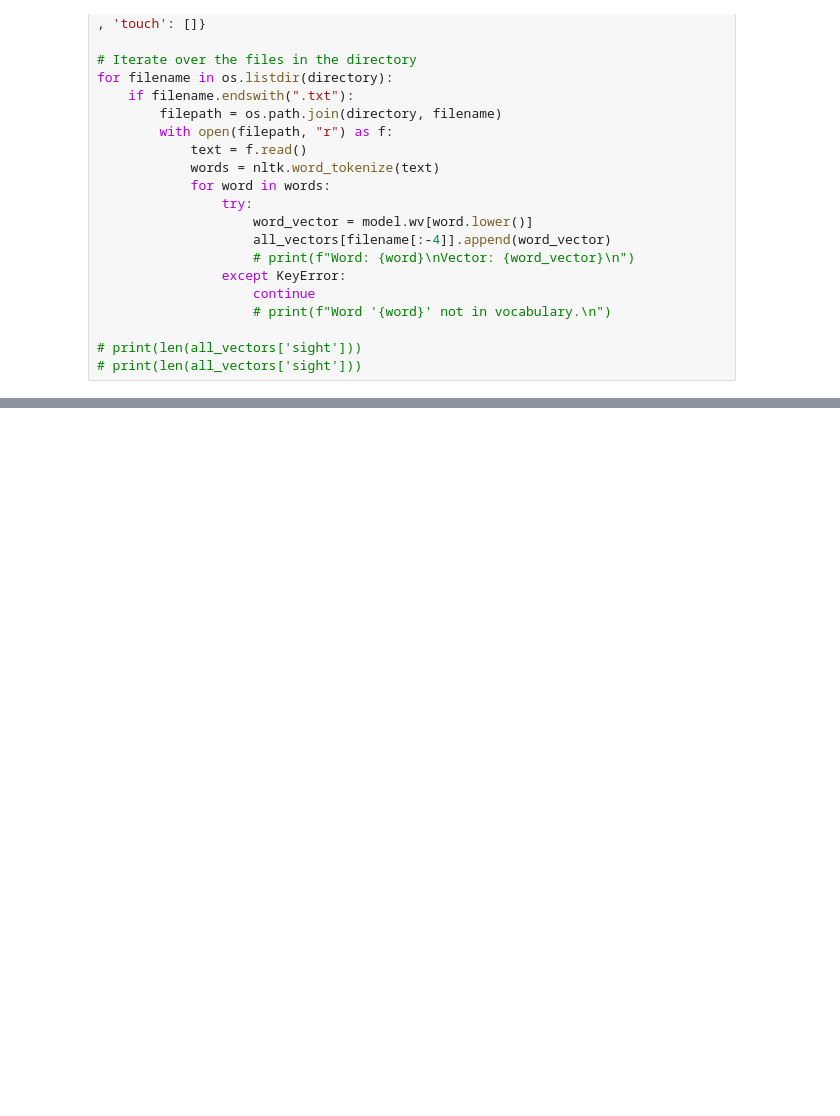
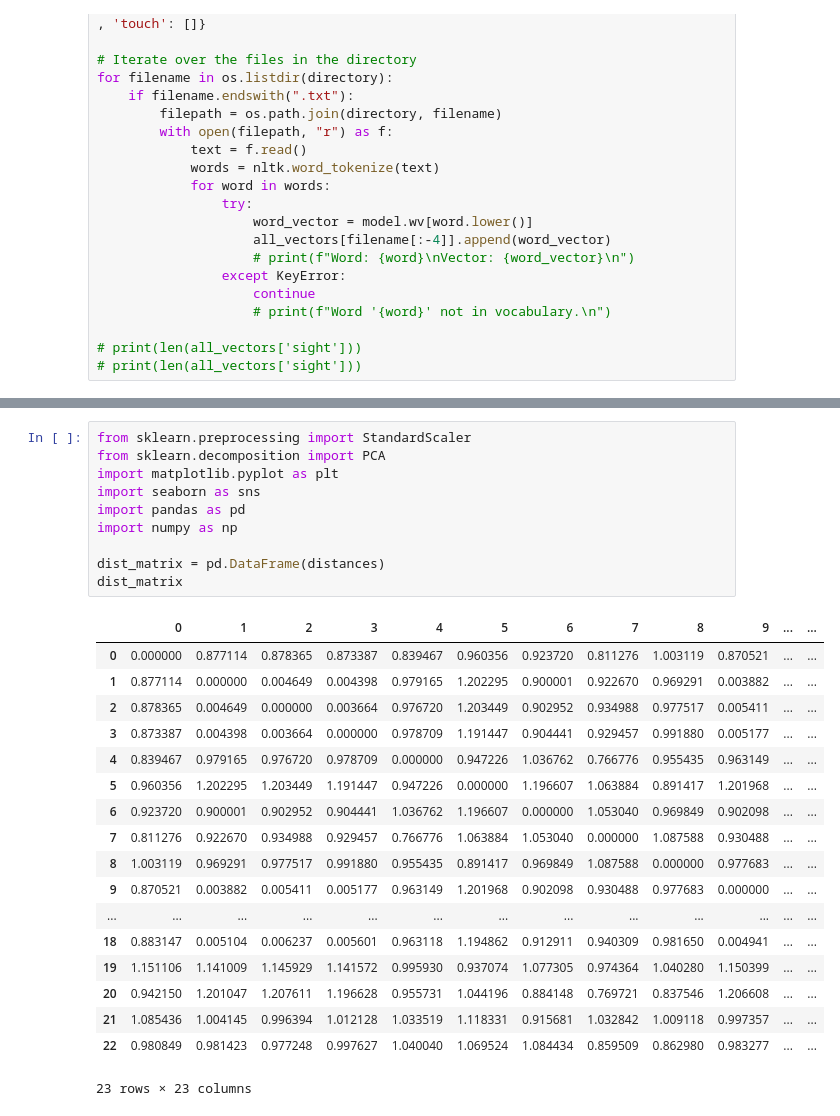
Before and after one commit to sm202073/STARSMeditationResearch, a Jupyter notebook: SensoryAnalytics/word2vec_updated.ipynb, the cells around one changed output, grey strips where cells are left out. Drawn from its saved outputs; the diff is of its cells as text; blank space fills up the shorter version.

```diff
--- a/SensoryAnalytics/word2vec_updated.ipynb
+++ b/SensoryAnalytics/word2vec_updated.ipynb
@@ -169,0 +187,29 @@ for key in all_vectors.keys():
+# %%
+from sklearn.preprocessing import StandardScaler
+from sklearn.decomposition import PCA
+import matplotlib.pyplot as plt
+import seaborn as sns
+import pandas as pd
+import numpy as np
+
+dist_matrix = pd.DataFrame(distances)
+dist_matrix
+# %% [output]
+|  | 0 | 1 | 2 | 3 | 4 | 5 | 6 | 7 | 8 | 9 | ... | ... |
+| 0 | 0.000000 | 0.877114 | 0.878365 | 0.873387 | 0.839467 | 0.960356 | 0.923720 | 0.811276 | 1.003119 | 0.870521 | ... | ... |
+| 1 | 0.877114 | 0.000000 | 0.004649 | 0.004398 | 0.979165 | 1.202295 | 0.900001 | 0.922670 | 0.969291 | 0.003882 | ... | ... |
+| 2 | 0.878365 | 0.004649 | 0.000000 | 0.003664 | 0.976720 | 1.203449 | 0.902952 | 0.934988 | 0.977517 | 0.005411 | ... | ... |
+| 3 | 0.873387 | 0.004398 | 0.003664 | 0.000000 | 0.978709 | 1.191447 | 0.904441 | 0.929457 | 0.991880 | 0.005177 | ... | ... |
+| 4 | 0.839467 | 0.979165 | 0.976720 | 0.978709 | 0.000000 | 0.947226 | 1.036762 | 0.766776 | 0.955435 | 0.963149 | ... | ... |
+| 5 | 0.960356 | 1.202295 | 1.203449 | 1.191447 | 0.947226 | 0.000000 | 1.196607 | 1.063884 | 0.891417 | 1.201968 | ... | ... |
+| 6 | 0.923720 | 0.900001 | 0.902952 | 0.904441 | 1.036762 | 1.196607 | 0.000000 | 1.053040 | 0.969849 | 0.902098 | ... | ... |
+| 7 | 0.811276 | 0.922670 | 0.934988 | 0.929457 | 0.766776 | 1.063884 | 1.053040 | 0.000000 | 1.087588 | 0.930488 | ... | ... |
+| 8 | 1.003119 | 0.969291 | 0.977517 | 0.991880 | 0.955435 | 0.891417 | 0.969849 | 1.087588 | 0.000000 | 0.977683 | ... | ... |
+| 9 | 0.870521 | 0.003882 | 0.005411 | 0.005177 | 0.963149 | 1.201968 | 0.902098 | 0.930488 | 0.977683 | 0.000000 | ... | ... |
+| ... | ... | ... | ... | ... | ... | ... | ... | ... | ... | ... | ... | ... |
+| 18 | 0.883147 | 0.005104 | 0.006237 | 0.005601 | 0.963118 | 1.194862 | 0.912911 | 0.940309 | 0.981650 | 0.004941 | ... | ... |
+| 19 | 1.151106 | 1.141009 | 1.145929 | 1.141572 | 0.995930 | 0.937074 | 1.077305 | 0.974364 | 1.040280 | 1.150399 | ... | ... |
+| 20 | 0.942150 | 1.201047 | 1.207611 | 1.196628 | 0.955731 | 1.044196 | 0.884148 | 0.769721 | 0.837546 | 1.206608 | ... | ... |
+| 21 | 1.085436 | 1.004145 | 0.996394 | 1.012128 | 1.033519 | 1.118331 | 0.915681 | 1.032842 | 1.009118 | 0.997357 | ... | ... |
+| 22 | 0.980849 | 0.981423 | 0.977248 | 0.997627 | 1.040040 | 1.069524 | 1.084434 | 0.859509 | 0.862980 | 0.983277 | ... | ... |
+23 rows × 23 columns
```
Also changed, not shown: parts of 6 cells of this notebook.
